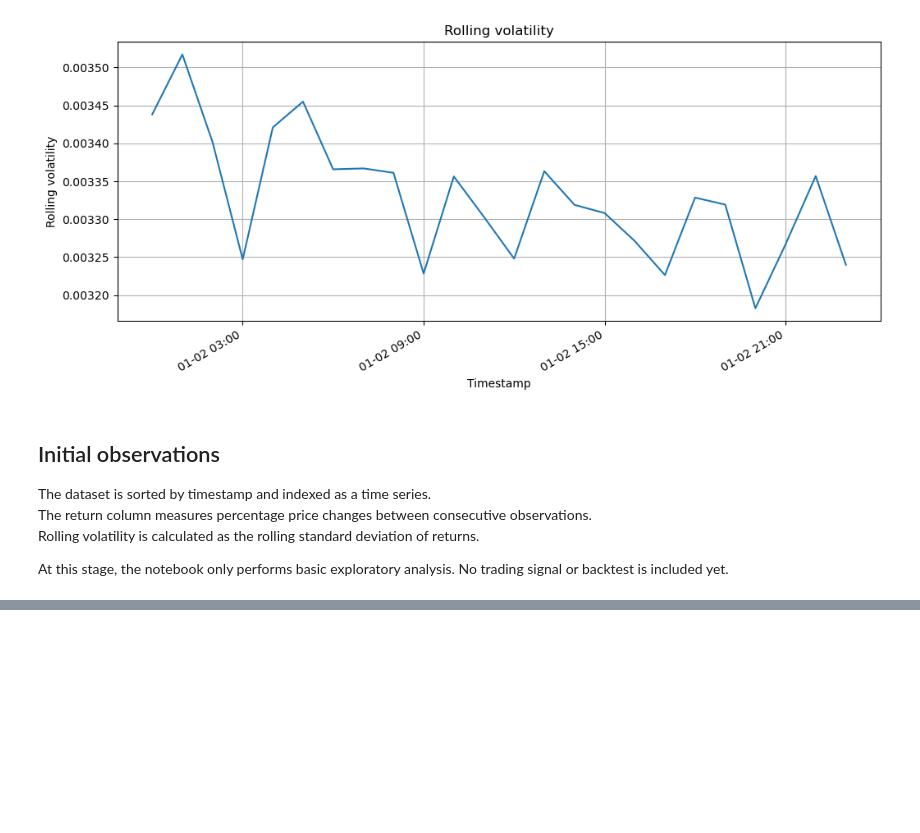
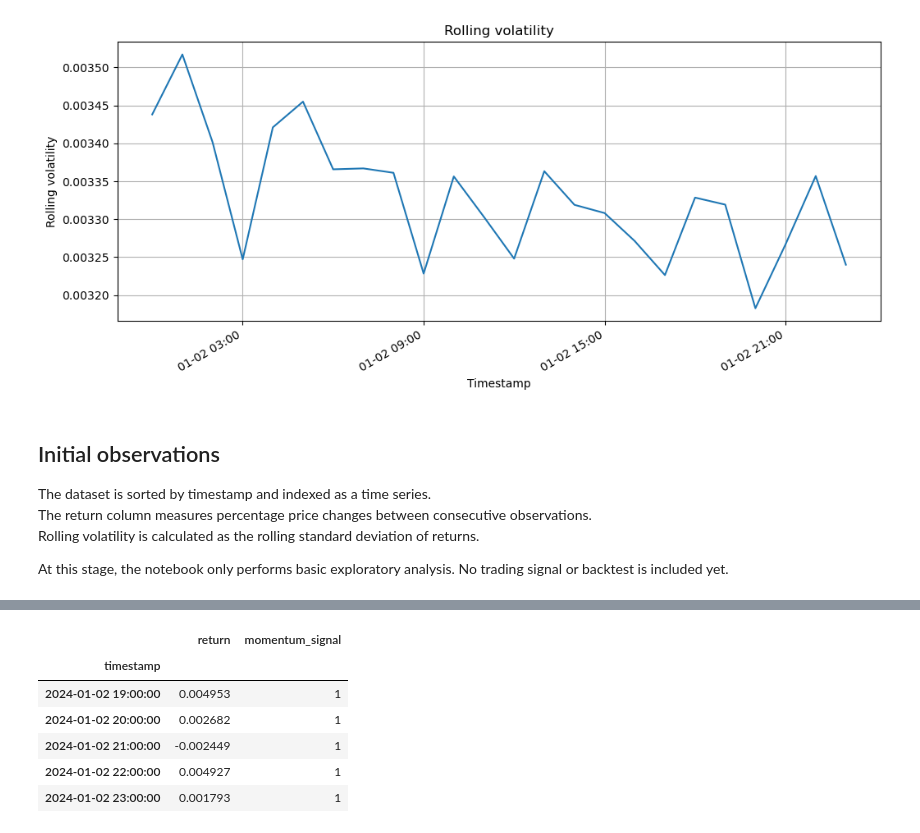
Before and after one commit to Piotr-Gala/market-signal-lab, a Jupyter notebook: notebooks/market_signal_analysis.ipynb, the cells around one changed output, grey strips where cells are left out. Drawn from its saved outputs; the diff is of its cells as text; code cells hidden in the pictures; blank space fills up the shorter version.

```diff
--- a/notebooks/market_signal_analysis.ipynb
+++ b/notebooks/market_signal_analysis.ipynb
@@ -116,0 +129,14 @@ At this stage, the notebook only performs basic exploratory analysis. No trading
+# %%
+signal_window = 12
+
+df["momentum_signal"] = momentum_signal(df["return"], window=signal_window)
+
+df[["return", "momentum_signal"]].tail()
+# %% [output]
+|  | return | momentum_signal |
+| timestamp |  |  |
+| 2024-01-02 19:00:00 | 0.004953 | 1 |
+| 2024-01-02 20:00:00 | 0.002682 | 1 |
+| 2024-01-02 21:00:00 | -0.002449 | 1 |
+| 2024-01-02 22:00:00 | 0.004927 | 1 |
+| 2024-01-02 23:00:00 | 0.001793 | 1 |
```
Also changed, not shown: parts of 15 cells of this notebook.
